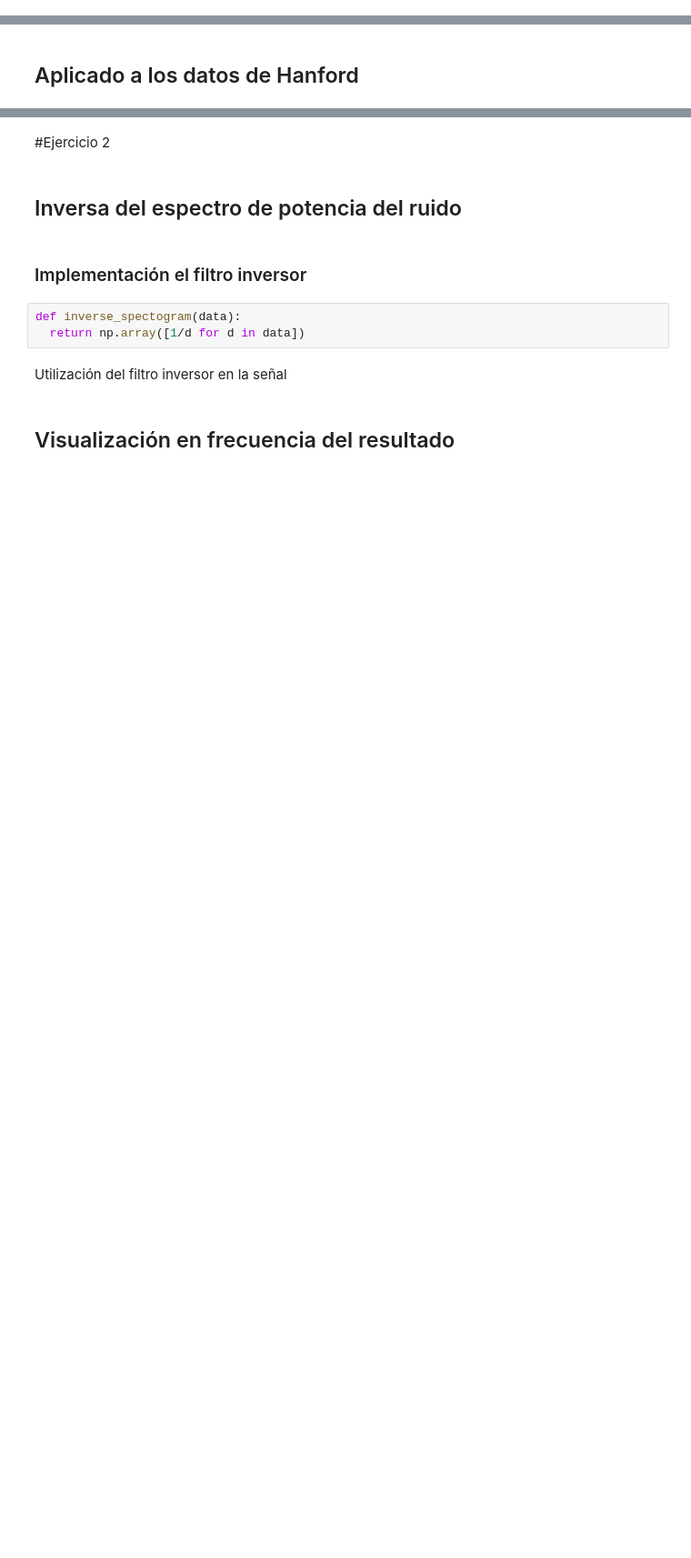
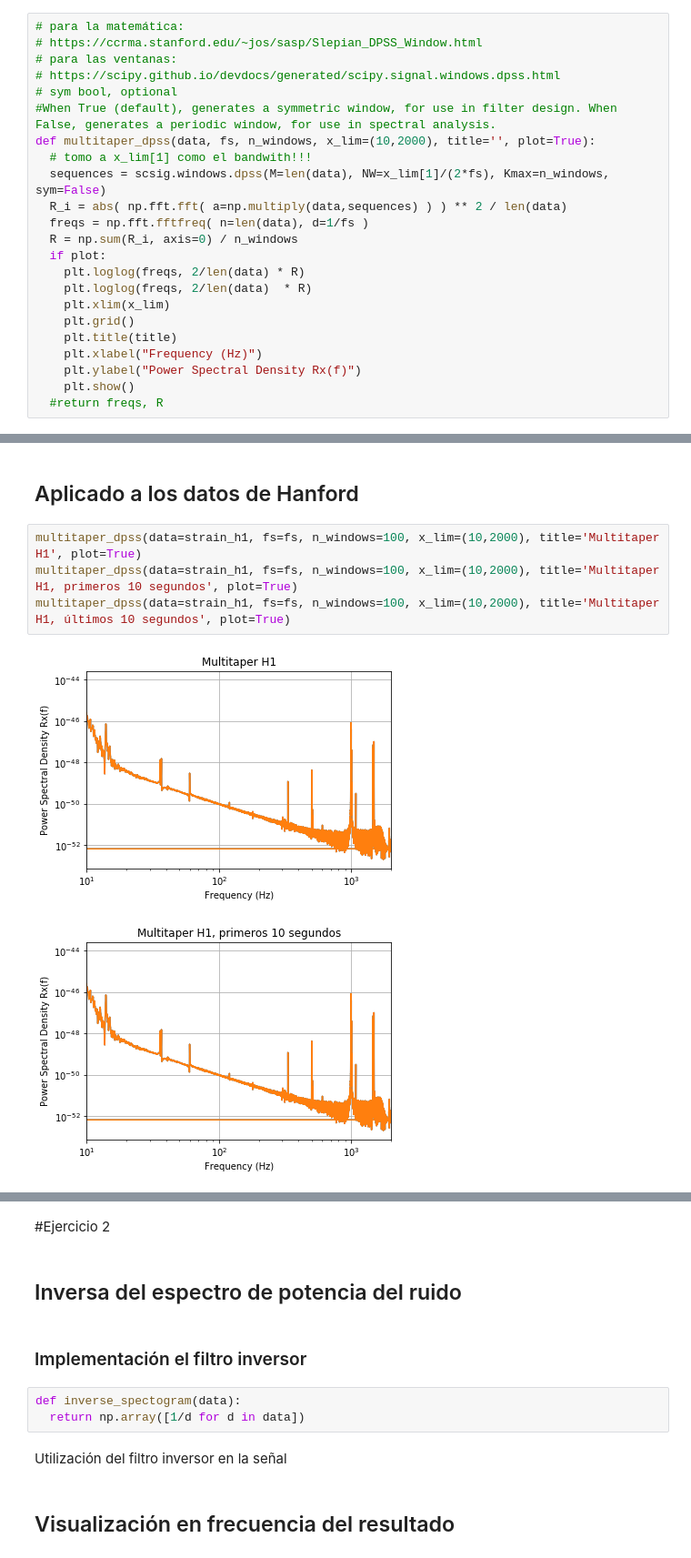
Before and after one commit to LuFernandez/PASA, a Jupyter notebook: TP1. Laboratorio de estimación no-paramétrica/Informe/Ejercicio1.ipynb, the cells around one changed output, grey strips where cells are left out. Shown at 91% size. Cells and saved outputs as stored; diff of their text form; blank space fills up the shorter version.

```diff
--- a/TP1. Laboratorio de estimación no-paramétrica/Informe/Ejercicio1.ipynb
+++ b/TP1. Laboratorio de estimación no-paramétrica/Informe/Ejercicio1.ipynb
@@ -222,5 +222,28 @@ f, R = welch_barlett(data=strain_h1[int(len(strain_h1)*(2/3)):], fs=fs,  D=100,
 ## d) Estimación del espectro de potencia del ruido mediante el uso del enfoque multitaper con funciones DPSS
 # %% [markdown]
 ### Implementación del método multitaper con funciones DPSS
+# %%
+# para la matemática:
+# https://ccrma.stanford.edu/~jos/sasp/Slepian_DPSS_Window.html
+# para las ventanas:
+# https://scipy.github.io/devdocs/generated/scipy.signal.windows.dpss.html
+# sym bool, optional
+#When True (default), generates a symmetric window, for use in filter design. When False, generates a periodic window, for use in spectral analysis.
+def multitaper_dpss(data, fs, n_windows, x_lim=(10,2000), title='', plot=True):
+  # tomo a x_lim[1] como el bandwith!!!
+  sequences = scsig.windows.dpss(M=len(data), NW=x_lim[1]/(2*fs), Kmax=n_windows, sym=False)
+  R_i = abs( np.fft.fft( a=np.multiply(data,sequences) ) ) ** 2 / len(data)
+  freqs = np.fft.fftfreq( n=len(data), d=1/fs )
+  R = np.sum(R_i, axis=0) / n_windows
+  if plot:
+    plt.loglog(freqs, 2/len(data) * R)
+    plt.loglog(freqs, 2/len(data)  * R)
+    plt.xlim(x_lim)
+    plt.grid()
+    plt.title(title)
+    plt.xlabel("Frequency (Hz)")
+    plt.ylabel("Power Spectral Density Rx(f)")
+    plt.show()
+  #return freqs, R
 # %% [markdown]
 ## Aplicado a los datos de Livingston
@@ -227,2 +256,9 @@ f, R = welch_barlett(data=strain_h1[int(len(strain_h1)*(2/3)):], fs=fs,  D=100,
 # %% [markdown]
 ## Aplicado a los datos de Hanford
+# %%
+multitaper_dpss(data=strain_h1, fs=fs, n_windows=100, x_lim=(10,2000), title='Multitaper H1', plot=True)
+multitaper_dpss(data=strain_h1, fs=fs, n_windows=100, x_lim=(10,2000), title='Multitaper H1, primeros 10 segundos', plot=True)
+multitaper_dpss(data=strain_h1, fs=fs, n_windows=100, x_lim=(10,2000), title='Multitaper H1, últimos 10 segundos', plot=True)
+# %% [output]
+[figure, added]
+[figure, added]
```
Also changed, not shown: parts of 2 cells of this notebook.
